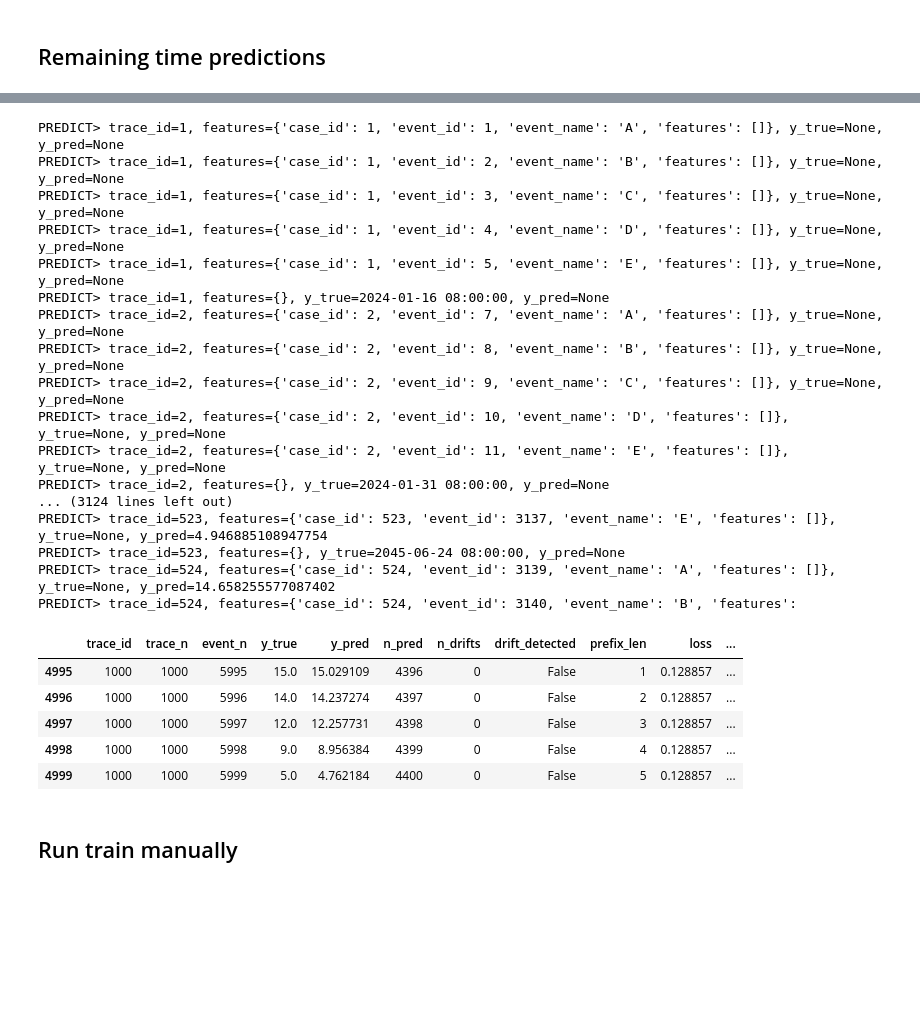
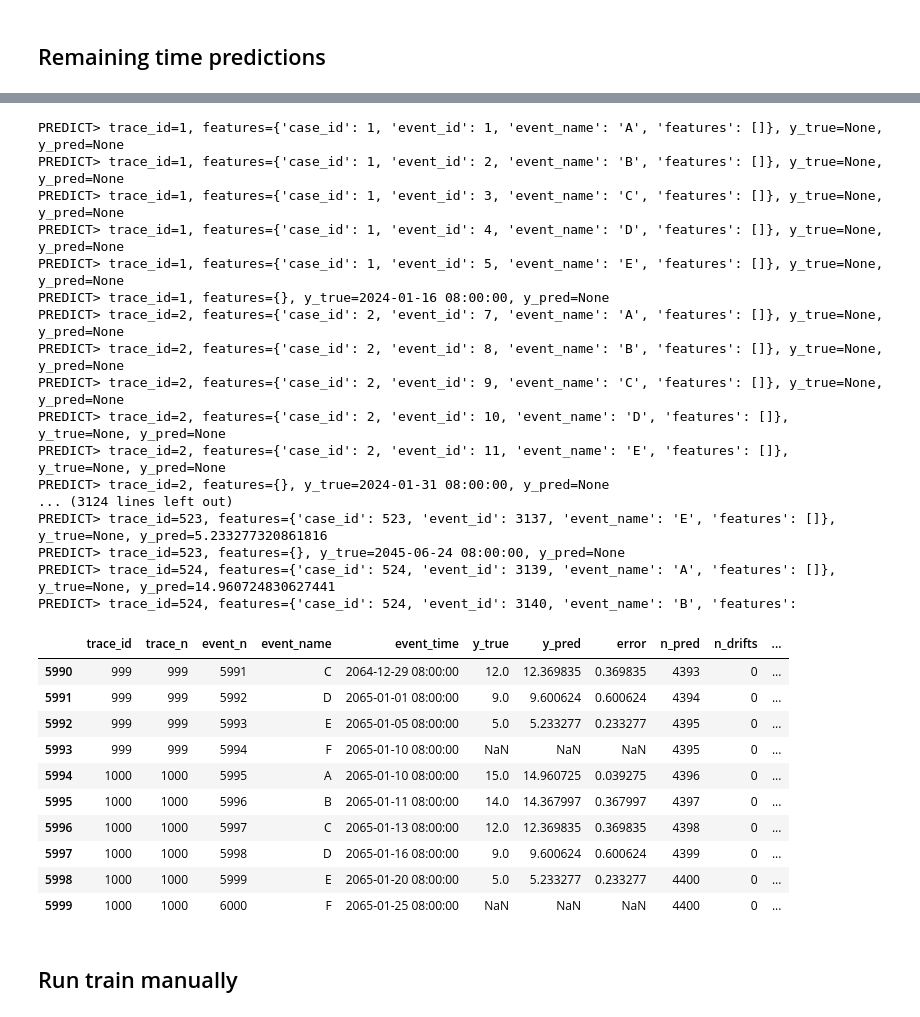
Before and after one commit to pavelihno/master-thesis, a Jupyter notebook: experiments/streaming/notebooks/synthetic_experiment.ipynb, the cells around one changed output, grey strips where cells are left out. Saved outputs shown, nothing was run; the diff lists cells and outputs as text; code cells hidden in the pictures; blank space fills up the shorter version.

```diff
--- a/experiments/streaming/notebooks/synthetic_experiment.ipynb
+++ b/experiments/streaming/notebooks/synthetic_experiment.ipynb
@@ -526,7 +561,7 @@ class TestPipeline(TaskPipeline):
         super().__init__(
             model=model,
             transformer=transformer,
-            end_events=end_events,
+            terminator=EventNameTerminator(end_events),
             pipeline_mode=PipelineMode.PREDICT_AND_LEARN,
             source_mode=SourceMode.BEVENTS,
         )
@@ -536,7 +571,7 @@ class TestPipeline(TaskPipeline):
     def get_emitter(self):
         return OutcomeEmitter(
             self.transformer,
-            end_events=self.end_events,
+            terminator=self.terminator,
             outcome_extractor=self.outcome_extractor
         )
 
@@ -587,6 +622,7 @@ negative_events = {'L'}
 
 unique_events = {event for trace, count in EVENTS for event in trace}
 end_events = {event for trace, count in EVENTS for event in trace[-1]}
+num_events = sum(count * len(trace) for trace, count in EVENTS)
 
 print(f'Unique events: {unique_events}')
 print(f'End events: {end_events}')
@@ -804,7 +844,7 @@ class TestPipeline(TaskPipeline):
         super().__init__(
             model=model,
             transformer=transformer,
-            end_events=end_events,
+            terminator=EventNameTerminator(end_events),
             pipeline_mode=PipelineMode.PREDICT_AND_LEARN,
             source_mode=SourceMode.BEVENTS,
         )
@@ -815,7 +855,7 @@ class TestPipeline(TaskPipeline):
     def get_emitter(self):
         return RemainingTimeEmitter(
             self.transformer,
-            end_events=self.end_events,
+            terminator=self.terminator,
         )
 
     def get_predictor(self):
@@ -906,32 +946,31 @@ darwin_model = DARWINRegressor(
     embedding_dim=embedding_dim,
     w2v_window=5,
     sequence_window=sequence_window,
-    # optimizer_cls=lambda p: optim.NAdam(p, lr=0.1),
-    # loss_fn=nn.MSELoss(),
-    # sequence_model=LSTMModel(
+    optimizer_cls=lambda p: optim.NAdam(p, lr=0.1),
+    loss_fn=nn.MSELoss(),
+    sequence_model=LSTMModel(
+        input_dim=embedding_dim + feature_size,
+        hidden_dim=32,
+        num_layers=1,
+        dropout=0.01,
+    ),
+    # optimizer_cls=lambda p: optim.Adam(p, lr=0.01),
+    # loss_fn=LogCoshLoss(),
+    # sequence_model=ProcessTransformerModel(
     #     input_dim=embedding_dim + feature_size,
-    #     hidden_dim=32,
+    #     head_dim=32,
+    #     num_heads=4,
     #     num_layers=1,
     #     dropout=0.01,
+    #     max_len=sequence_window,
+    #     pooling_dropout=0.1,
+    #     pooling_type='max'
     # ),
-    optimizer_cls=lambda p: optim.Adam(p, lr=0.01),
-    loss_fn=LogCoshLoss(),
-    sequence_model=ProcessTransformerModel(
-        input_dim=embedding_dim + feature_size,
-        head_dim=32,
-        num_heads=4,
-        num_layers=1,
-        dropout=0.01,
-        max_len=sequence_window,
-        pooling_dropout=0.1,
-        pooling_type='max'
-    ),
     feature_size=feature_size,
     batch_size=32,
     drift_detector=NoDrift(),
     epochs=10,
     init_size=int(len(bevents) * 0.1),
-    end_events=end_events,
 )
 
 darwin_transformer = DARWINTransformer()
@@ -959,19 +998,24 @@ PREDICT> trace_id=2, features={'case_id': 2, 'event_id': 10, 'event_name': 'D',
 PREDICT> trace_id=2, features={'case_id': 2, 'event_id': 11, 'event_name': 'E', 'features': []}, y_true=None, y_pred=None
 PREDICT> trace_id=2, features={}, y_true=2024-01-31 08:00:00, y_pred=None
 ... (3124 lines left out)
-PREDICT> trace_id=523, features={'case_id': 523, 'event_id': 3137, 'event_name': 'E', 'features': []}, y_true=None, y_pred=4.946885108947754
+PREDICT> trace_id=523, features={'case_id': 523, 'event_id': 3137, 'event_name': 'E', 'features': []}, y_true=None, y_pred=5.233277320861816
 PREDICT> trace_id=523, features={}, y_true=2045-06-24 08:00:00, y_pred=None
-PREDICT> trace_id=524, features={'case_id': 524, 'event_id': 3139, 'event_name': 'A', 'features': []}, y_true=None, y_pred=14.658255577087402
+PREDICT> trace_id=524, features={'case_id': 524, 'event_id': 3139, 'event_name': 'A', 'features': []}, y_true=None, y_pred=14.960724830627441
 PREDICT> trace_id=524, features={'case_id': 524, 'event_id': 3140, 'event_name': 'B', 'features':
 # %%
-darwin_results_df.tail()
+darwin_results_df.tail(10)
 # %% [output]
-|  | trace_id | trace_n | event_n | y_true | y_pred | n_pred | n_drifts | drift_detected | prefix_len | loss | ... |
-| 4995 | 1000 | 1000 | 5995 | 15.0 | 15.029109 | 4396 | 0 | False | 1 | 0.128857 | ... |
-| 4996 | 1000 | 1000 | 5996 | 14.0 | 14.237274 | 4397 | 0 | False | 2 | 0.128857 | ... |
-| 4997 | 1000 | 1000 | 5997 | 12.0 | 12.257731 | 4398 | 0 | False | 3 | 0.128857 | ... |
-| 4998 | 1000 | 1000 | 5998 | 9.0 | 8.956384 | 4399 | 0 | False | 4 | 0.128857 | ... |
-| 4999 | 1000 | 1000 | 5999 | 5.0 | 4.762184 | 4400 | 0 | False | 5 | 0.128857 | ... |
+|  | trace_id | trace_n | event_n | event_name | event_time | y_true | y_pred | error | n_pred | n_drifts | ... |
+| 5990 | 999 | 999 | 5991 | C | 2064-12-29 08:00:00 | 12.0 | 12.369835 | 0.369835 | 4393 | 0 | ... |
+| 5991 | 999 | 999 | 5992 | D | 2065-01-01 08:00:00 | 9.0 | 9.600624 | 0.600624 | 4394 | 0 | ... |
+| 5992 | 999 | 999 | 5993 | E | 2065-01-05 08:00:00 | 5.0 | 5.233277 | 0.233277 | 4395 | 0 | ... |
+| 5993 | 999 | 999 | 5994 | F | 2065-01-10 08:00:00 | NaN | NaN | NaN | 4395 | 0 | ... |
+| 5994 | 1000 | 1000 | 5995 | A | 2065-01-10 08:00:00 | 15.0 | 14.960725 | 0.039275 | 4396 | 0 | ... |
+| 5995 | 1000 | 1000 | 5996 | B | 2065-01-11 08:00:00 | 14.0 | 14.367997 | 0.367997 | 4397 | 0 | ... |
+| 5996 | 1000 | 1000 | 5997 | C | 2065-01-13 08:00:00 | 12.0 | 12.369835 | 0.369835 | 4398 | 0 | ... |
+| 5997 | 1000 | 1000 | 5998 | D | 2065-01-16 08:00:00 | 9.0 | 9.600624 | 0.600624 | 4399 | 0 | ... |
+| 5998 | 1000 | 1000 | 5999 | E | 2065-01-20 08:00:00 | 5.0 | 5.233277 | 0.233277 | 4400 | 0 | ... |
+| 5999 | 1000 | 1000 | 6000 | F | 2065-01-25 08:00:00 | NaN | NaN | NaN | 4400 | 0 | ... |
 # %% [markdown]
 ## Run train manually
 # %%
```
Also changed, not shown: parts of 19 cells of this notebook, 1 other file.
